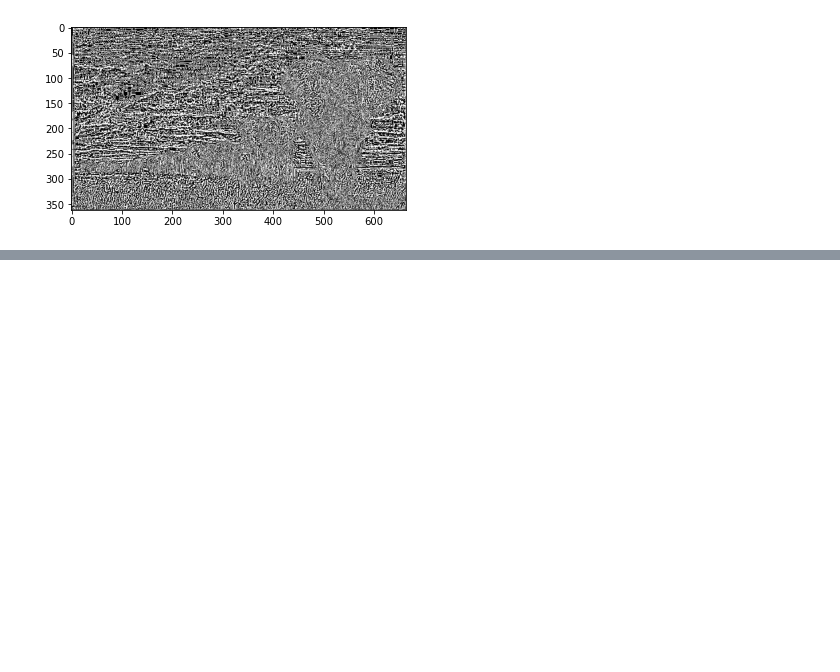
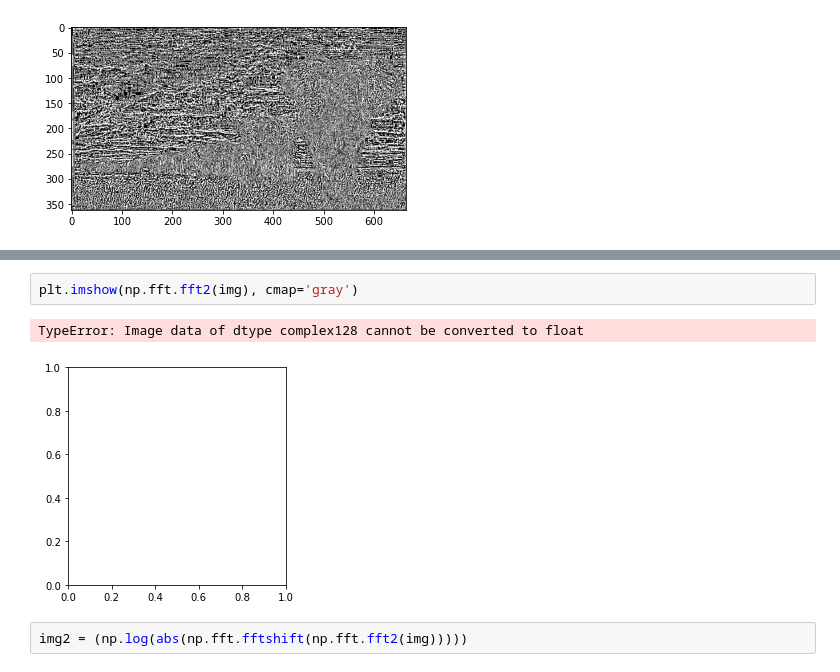
Before and after one commit to jmcsuite/AgentesInteligentes_Up2022, a Jupyter notebook: Convolution/Convolution.ipynb, the cells around one changed output, grey strips where cells are left out. Saved outputs shown, nothing was run; the diff lists cells and outputs as text; blank space fills up the shorter version.

```diff
--- a/Convolution/Convolution.ipynb
+++ b/Convolution/Convolution.ipynb
@@ -51,0 +62,7 @@ plt.imshow(convolution(kernel, img), cmap='gray')
+# %%
+plt.imshow(np.fft.fft2(img), cmap='gray')
+# %% [output]
+TypeError: Image data of dtype complex128 cannot be converted to float
+[figure, added]
+# %%
+img2 = (np.log(abs(np.fft.fftshift(np.fft.fft2(img)))))
```
Also changed, not shown: parts of 11 cells of this notebook, 10 other files.
